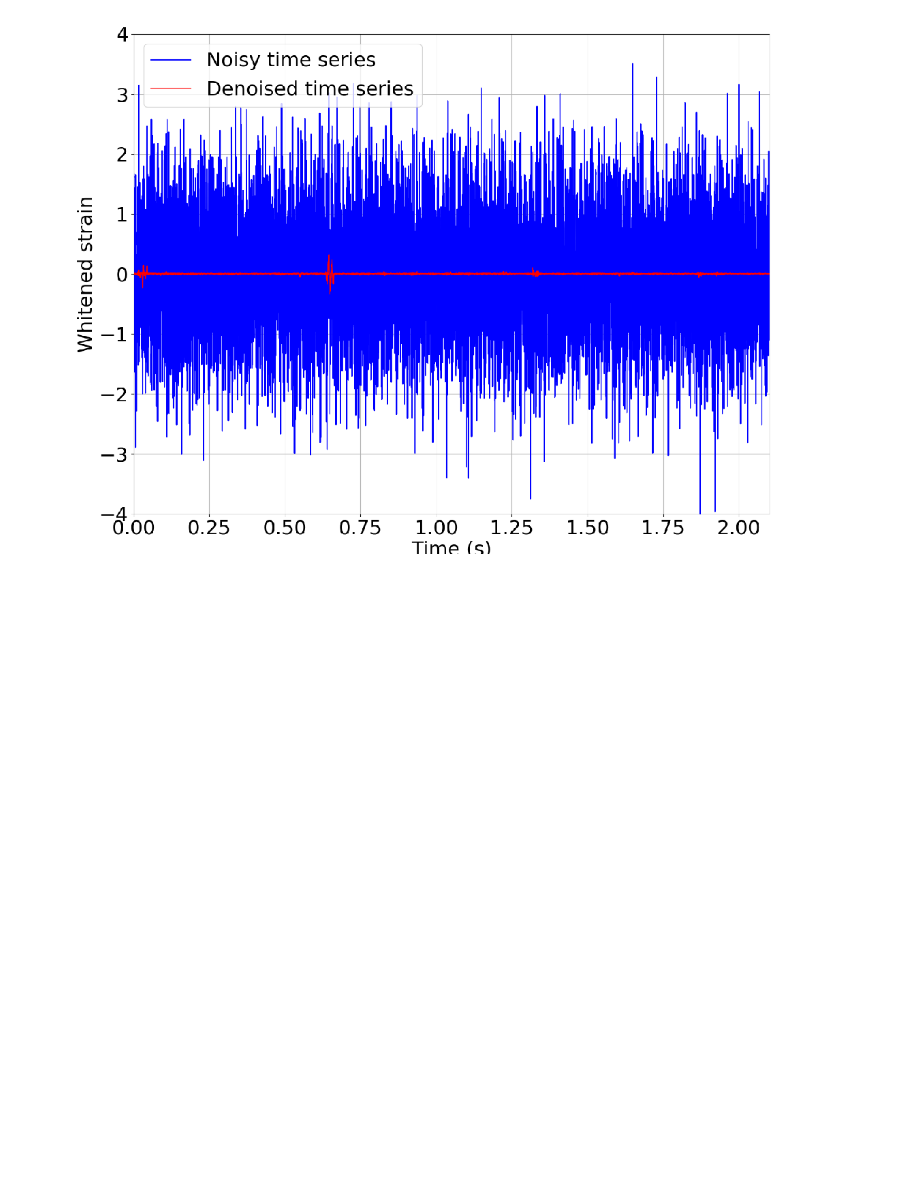
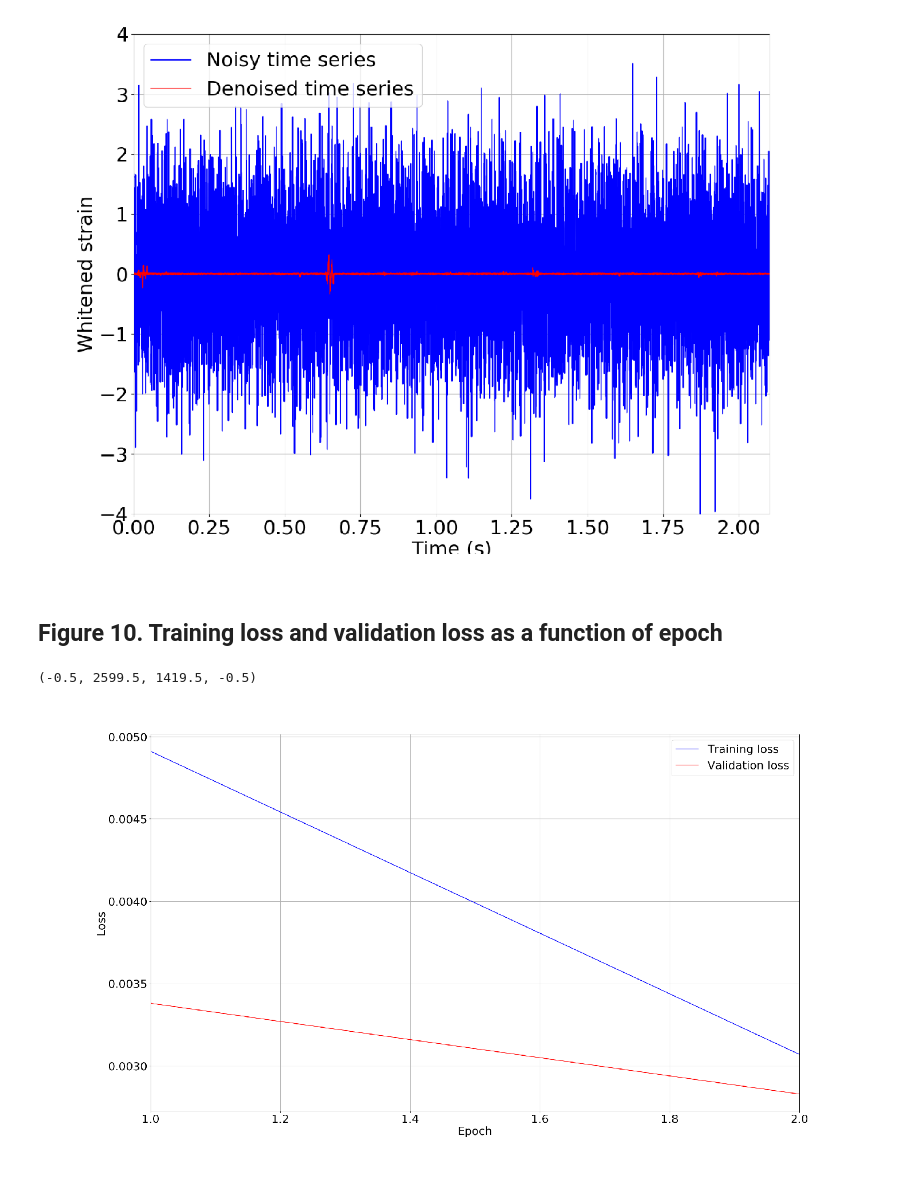
Before and after one commit to manleongchan/SN-Autoencoder, a Jupyter notebook: Jan-29-Results-for-4-waveforms-with-Denoising-Autoencoder.ipynb, the cells around one changed output. Cells and saved outputs as stored; diff of their text form; code cells hidden in the pictures; blank space fills up the shorter version.

```diff
--- a/Jan-29-Results-for-4-waveforms-with-Denoising-Autoencoder.ipynb
+++ b/Jan-29-Results-for-4-waveforms-with-Denoising-Autoencoder.ipynb
@@ -194,3 +194,14 @@ plt.axis('off')
 # %% [output]
 (-0.5, 1299.5, 965.5, -0.5)
 [figure]
+# %% [markdown]
+## Figure 10. Training loss and validation loss as a function of epoch
+# %%
+fig = plt.figure(figsize=(20.5,10.25), dpi= 100, facecolor='w', edgecolor='k')
+a=fig.add_subplot(1, 1, 1)
+x = Image.open('AE-run-1_loss.png')
+plt.imshow(x)
+plt.axis('off')
+# %% [output]
+(-0.5, 2599.5, 1419.5, -0.5)
+[figure, added]
```
